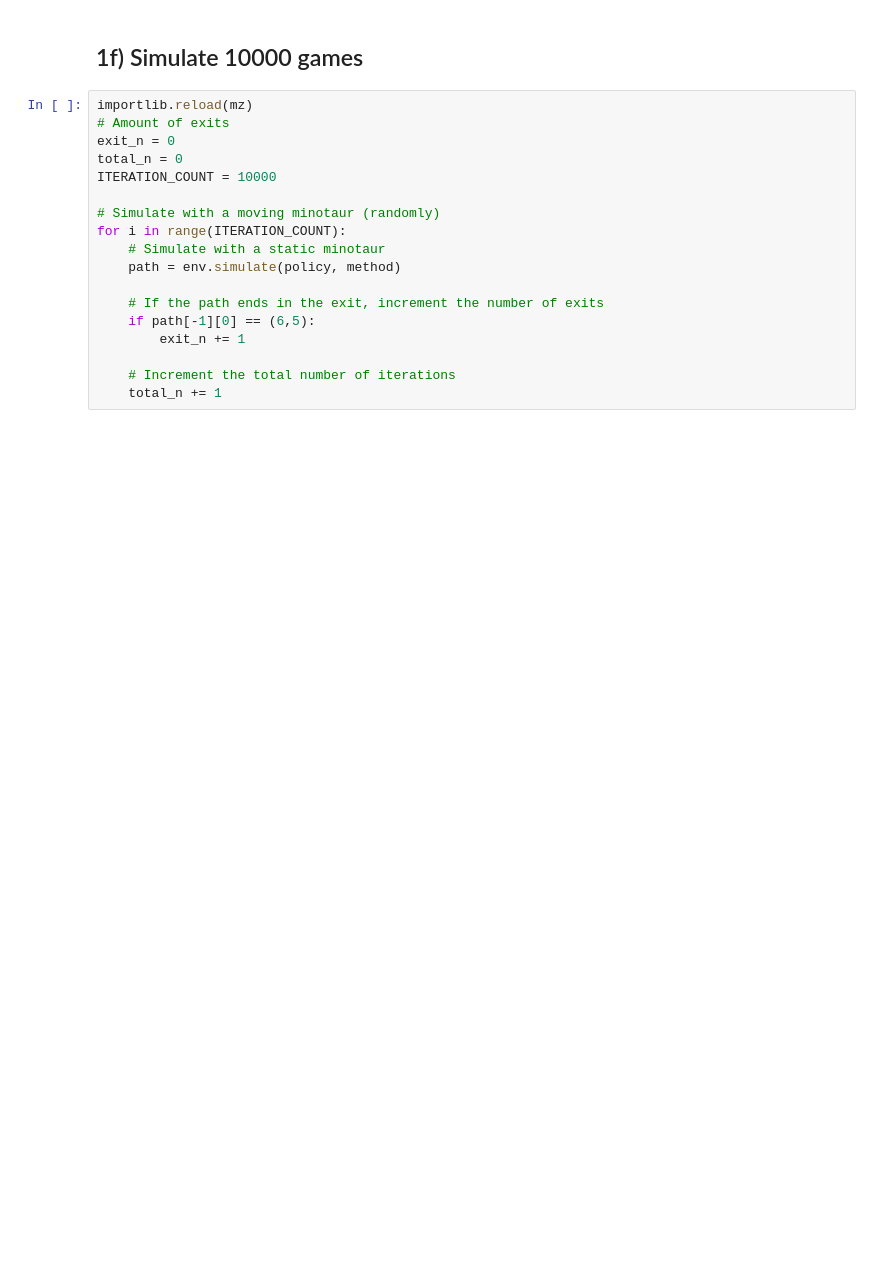
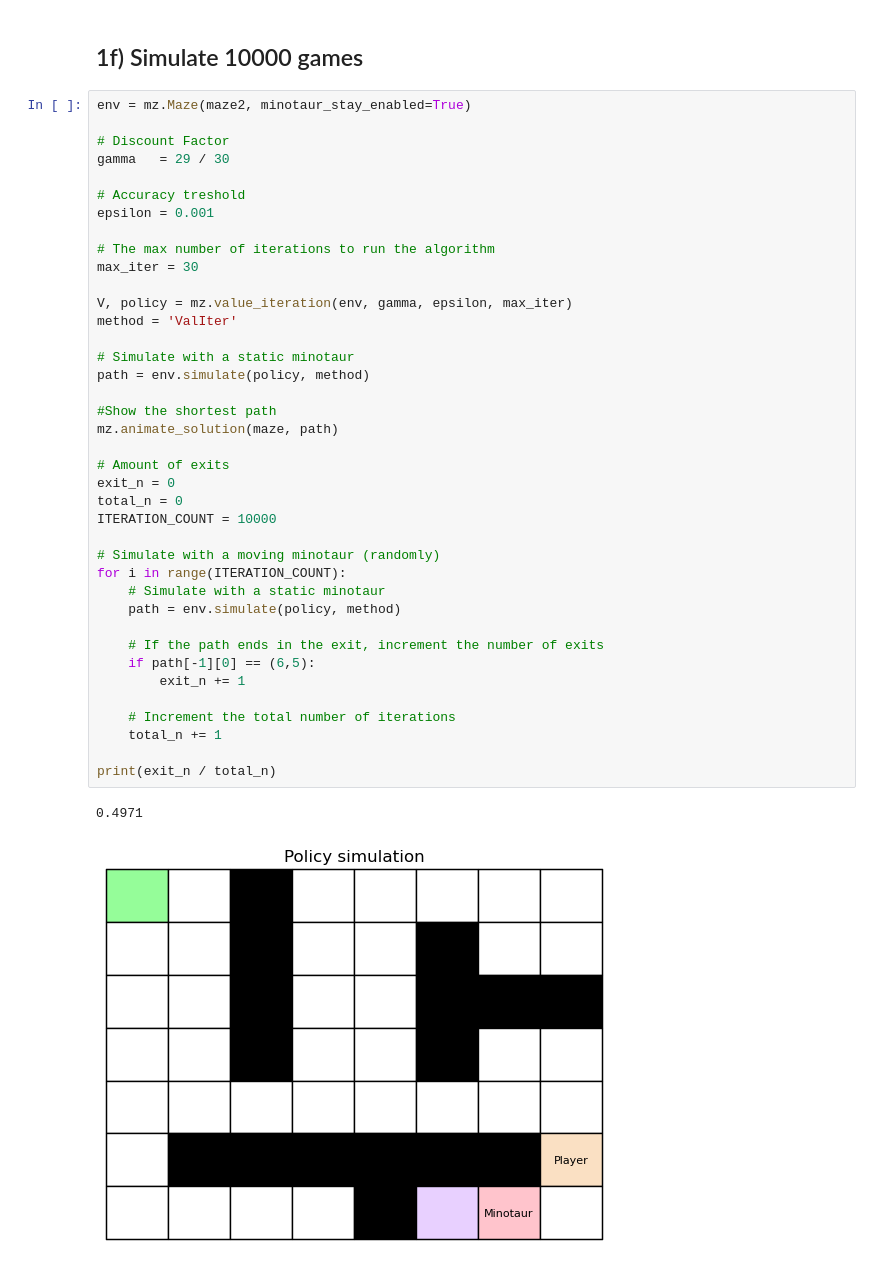
Before and after one commit to SevenhuijsenM/Lab-1-Reinforcement-Learning, a Jupyter notebook: problem_1.ipynb, the cells around one changed output. Saved outputs shown, nothing was run; the diff lists cells and outputs as text; blank space fills up the shorter version.

```diff
--- a/problem_1.ipynb
+++ b/problem_1.ipynb
@@ -255,20 +274,44 @@ mz.animate_solution(maze, path)
 # %% [markdown]
 ## 1f) Simulate 10000 games
 # %%
-importlib.reload(mz)
+env = mz.Maze(maze2, minotaur_stay_enabled=True)
+
+# Discount Factor
+gamma   = 29 / 30
+
+# Accuracy treshold
+epsilon = 0.001
+
+# The max number of iterations to run the algorithm
+max_iter = 30
+
+V, policy = mz.value_iteration(env, gamma, epsilon, max_iter)
+method = 'ValIter'
+
+# Simulate with a static minotaur
+path = env.simulate(policy, method)
+
+#Show the shortest path
+mz.animate_solution(maze, path)
+
 # Amount of exits
 exit_n = 0
 total_n = 0
 ITERATION_COUNT = 10000
 
 # Simulate with a moving minotaur (randomly)
 for i in range(ITERATION_COUNT):
     # Simulate with a static minotaur
     path = env.simulate(policy, method)
 
     # If the path ends in the exit, increment the number of exits
     if path[-1][0] == (6,5):
         exit_n += 1
 
     # Increment the total number of iterations
     total_n += 1
+
+print(exit_n / total_n)
+# %% [output]
+0.4971
+[figure, added]
```
Also changed, not shown: parts of 10 cells of this notebook, 1 other file.
